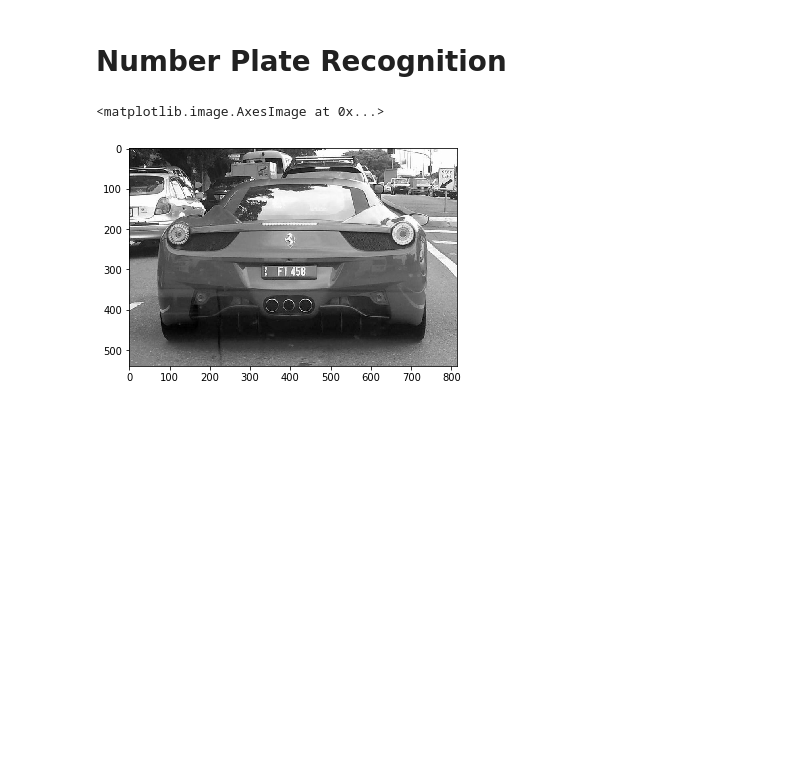
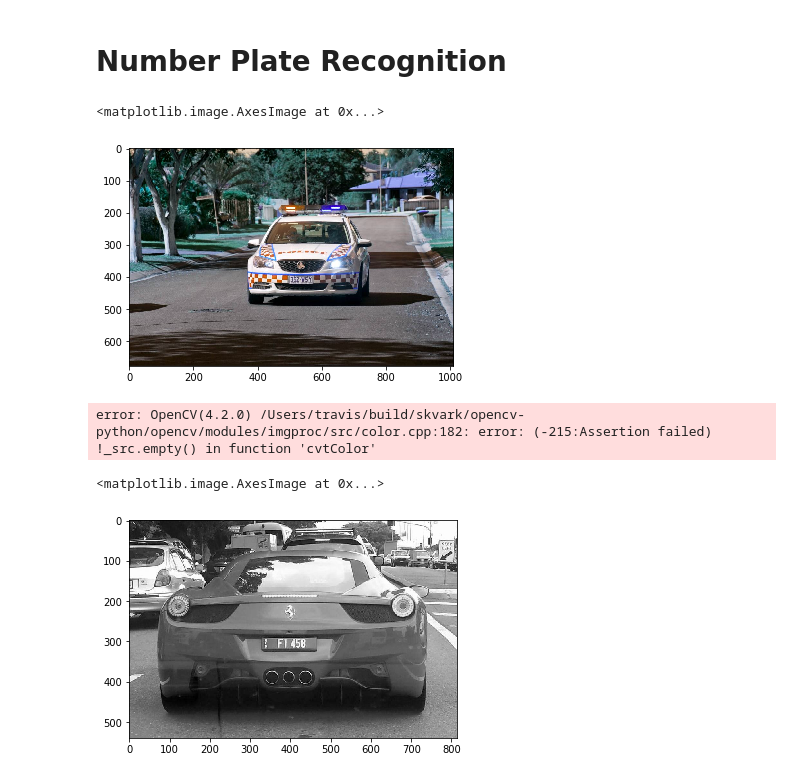
Before and after one commit to wQuole/ELEC4630, a Jupyter notebook: Assignment 1/task1.ipynb, the cells around one changed output. Saved outputs shown, nothing was run; the diff lists cells and outputs as text; code cells hidden in the pictures; blank space fills up the shorter version.

```diff
--- a/Assignment 1/task1.ipynb
+++ b/Assignment 1/task1.ipynb
@@ -5,7 +5,13 @@ import numpy as np
 import cv2 as cv
 from matplotlib import pyplot as plt
 # %%
-img = cv.imread('images/car5.jpg')
+original_img = cv.imread('images/car8.jpg')
+plt.imshow(original_img)
+# %% [output]
+<matplotlib.image.AxesImage at 0x...>
+[figure, added]
 # %%
-gray = cv.cvtColor(img, cv.COLOR_BGR2GRAY)
+gray = cv.cvtColor(original_img, cv.COLOR_BGR2GRAY)
+# %% [output]
+error: OpenCV(4.2.0) /Users/travis/build/skvark/opencv-python/opencv/modules/imgproc/src/color.cpp:182: error: (-215:Assertion failed) !_src.empty() in function 'cvtColor'
 # %%
```
Also changed, not shown: parts of 15 cells of this notebook.
